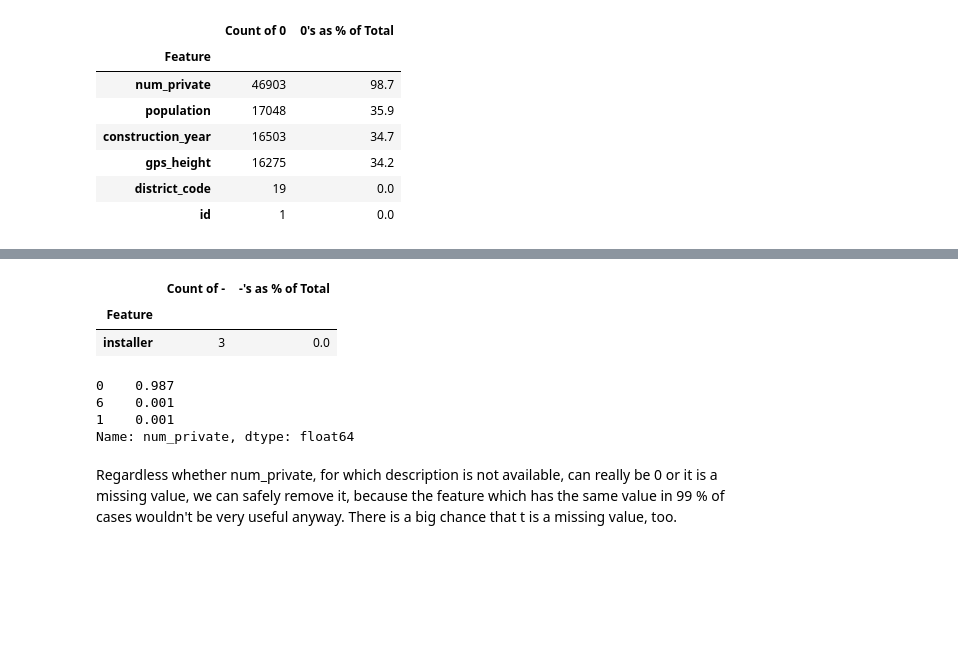
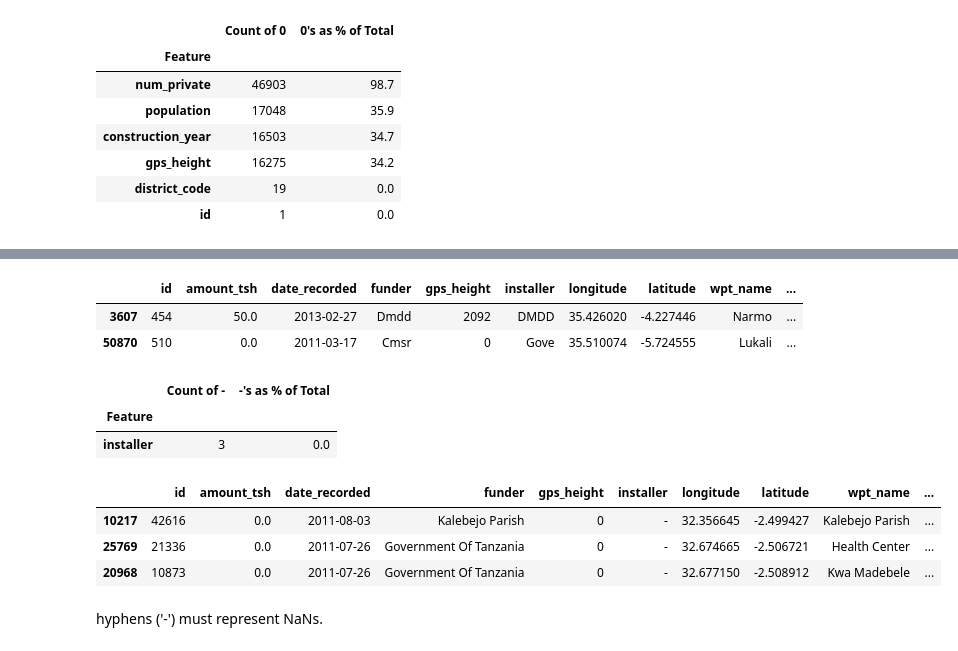
Before and after one commit to KCristopher/drivendata_competitions, a Jupyter notebook: data_mining_water_table/pump_water.ipynb, the cells around one changed output, grey strips where cells are left out. Drawn from its saved outputs; the diff is of its cells as text; code cells hidden in the pictures; blank space fills up the shorter version.

```diff
--- a/data_mining_water_table/pump_water.ipynb
+++ b/data_mining_water_table/pump_water.ipynb
@@ -336,15 +357,21 @@ count_values(df = X_train, value = 0)
+# %%
+X_train.head(2)
+# %% [output]
+|  | id | amount_tsh | date_recorded | funder | gps_height | installer | longitude | latitude | wpt_name | ... |
+| 3607 | 454 | 50.0 | 2013-02-27 | Dmdd | 2092 | DMDD | 35.426020 | -4.227446 | Narmo | ... |
+| 50870 | 510 | 0.0 | 2011-03-17 | Cmsr | 0 | Gove | 35.510074 | -5.724555 | Lukali | ... |
 # %%
 count_values(df = X_train, value = '-')
 # %% [output]
 |  | Count of - | -'s as % of Total |
 | Feature |  |  |
 | installer | 3 | 0.0 |
-# %%
-X_train.num_private.value_counts(normalize = True).round(3).head(3)
-# %% [output]
-0    0.987
-6    0.001
-1    0.001
-Name: num_private, dtype: float64
-# %% [markdown]
-Regardless whether num_private, for which description is not available, can really be 0 or it is a missing value, we can safely remove it, because the feature which has the same value in 99 % of cases wouldn't be very useful anyway. There is a big chance that t is a missing value, too.
+# %%
+X_train[X_train.installer == '-']
+# %% [output]
+|  | id | amount_tsh | date_recorded | funder | gps_height | installer | longitude | latitude | wpt_name | ... |
+| 10217 | 42616 | 0.0 | 2011-08-03 | Kalebejo Parish | 0 | - | 32.356645 | -2.499427 | Kalebejo Parish | ... |
+| 25769 | 21336 | 0.0 | 2011-07-26 | Government Of Tanzania | 0 | - | 32.674665 | -2.506721 | Health Center | ... |
+| 20968 | 10873 | 0.0 | 2011-07-26 | Government Of Tanzania | 0 | - | 32.677150 | -2.508912 | Kwa Madebele | ... |
+# %% [markdown]
+hyphens ('-') must represent NaNs.
```
Also changed, not shown: parts of 33 cells of this notebook.
